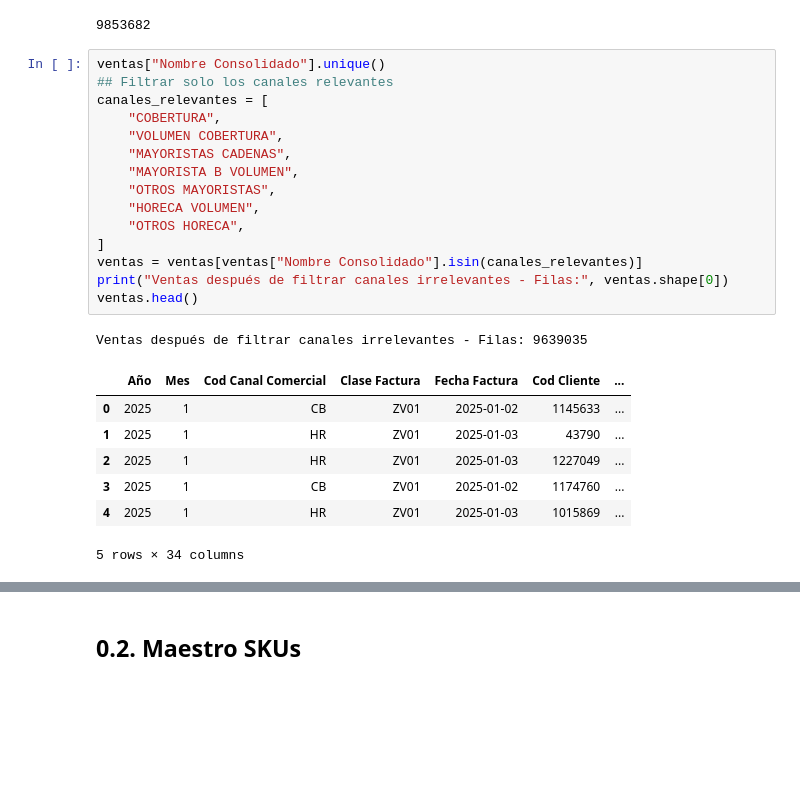
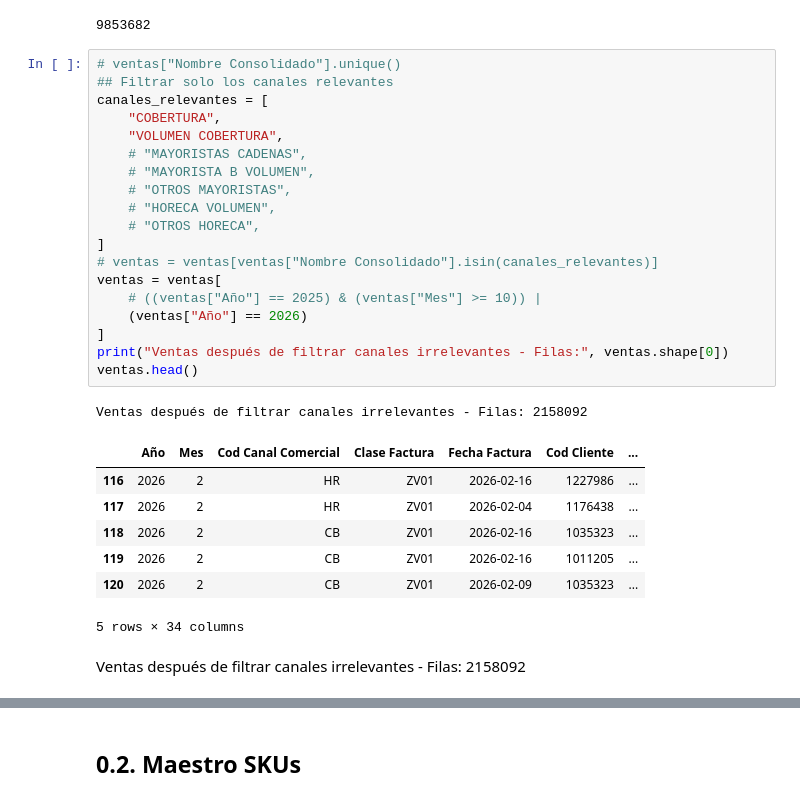
Before and after one commit to vmigonesumma/ci0103, a Jupyter notebook: analisis_descuentos_vs03.ipynb, the cells around one changed output, grey strips where cells are left out. Drawn from its saved outputs; the diff is of its cells as text; blank space fills up the shorter version.

```diff
--- a/analisis_descuentos_vs03.ipynb
+++ b/analisis_descuentos_vs03.ipynb
@@ -41,29 +54,35 @@ ventas = ventas[ventas["Kilos Nc"].isna()]
 # %% [output]
 9853682
 # %%
-ventas["Nombre Consolidado"].unique()
+# ventas["Nombre Consolidado"].unique()
 ## Filtrar solo los canales relevantes
 canales_relevantes = [
     "COBERTURA",
     "VOLUMEN COBERTURA",
-    "MAYORISTAS CADENAS",
-    "MAYORISTA B VOLUMEN",
-    "OTROS MAYORISTAS",
-    "HORECA VOLUMEN",
-    "OTROS HORECA",
+    # "MAYORISTAS CADENAS",
+    # "MAYORISTA B VOLUMEN",
+    # "OTROS MAYORISTAS",
+    # "HORECA VOLUMEN",
+    # "OTROS HORECA",
 ]
-ventas = ventas[ventas["Nombre Consolidado"].isin(canales_relevantes)]
+# ventas = ventas[ventas["Nombre Consolidado"].isin(canales_relevantes)]
+ventas = ventas[
+    # ((ventas["Año"] == 2025) & (ventas["Mes"] >= 10)) |
+    (ventas["Año"] == 2026)
+]
 print("Ventas después de filtrar canales irrelevantes - Filas:", ventas.shape[0])
 ventas.head()
 # %% [output]
-Ventas después de filtrar canales irrelevantes - Filas: 9639035
+Ventas después de filtrar canales irrelevantes - Filas: 2158092
 |  | Año | Mes | Cod Canal Comercial | Clase Factura | Fecha Factura | Cod Cliente | ... |
-| 0 | 2025 | 1 | CB | ZV01 | 2025-01-02 | 1145633 | ... |
-| 1 | 2025 | 1 | HR | ZV01 | 2025-01-03 | 43790 | ... |
-| 2 | 2025 | 1 | HR | ZV01 | 2025-01-03 | 1227049 | ... |
-| 3 | 2025 | 1 | CB | ZV01 | 2025-01-02 | 1174760 | ... |
-| 4 | 2025 | 1 | HR | ZV01 | 2025-01-03 | 1015869 | ... |
+| 116 | 2026 | 2 | HR | ZV01 | 2026-02-16 | 1227986 | ... |
+| 117 | 2026 | 2 | HR | ZV01 | 2026-02-04 | 1176438 | ... |
+| 118 | 2026 | 2 | CB | ZV01 | 2026-02-16 | 1035323 | ... |
+| 119 | 2026 | 2 | CB | ZV01 | 2026-02-16 | 1011205 | ... |
+| 120 | 2026 | 2 | CB | ZV01 | 2026-02-09 | 1035323 | ... |
 5 rows × 34 columns
+# %% [markdown]
+Ventas después de filtrar canales irrelevantes - Filas: 2158092
 # %%
 # Filtrar columnas relevantes
 cols_relevantes_ventas = [
```
Also changed, not shown: parts of 20 cells of this notebook, 24 other files.
